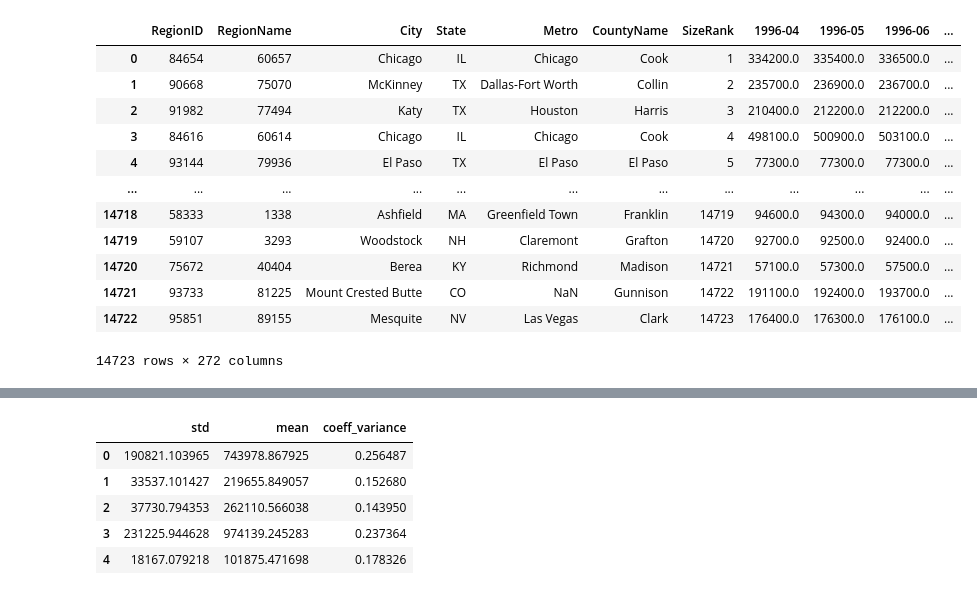
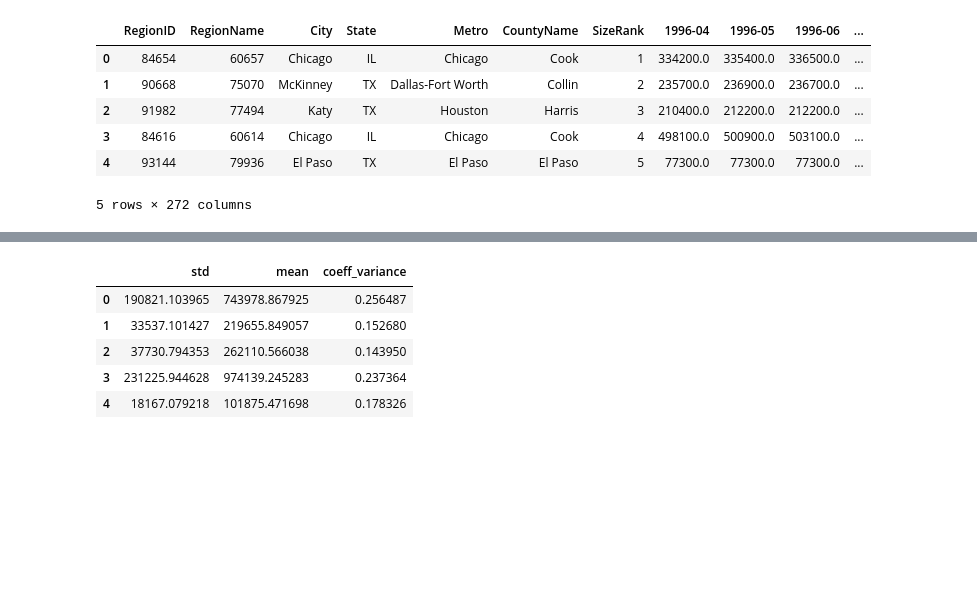
Before and after one commit to tjkim614/zillow_investment_recommendation, a Jupyter notebook: Final Model.ipynb, the cells around one changed output, grey strips where cells are left out. Saved outputs shown, nothing was run; the diff lists cells and outputs as text; code cells hidden in the pictures; blank space fills up the shorter version.

```diff
--- a/Final Model.ipynb
+++ b/Final Model.ipynb
@@ -10,21 +10,15 @@ from pmdarima.arima import auto_arima
 # df_lifestyle.to_csv('clickhole_lifestyle.csv')
 # %%
 df = pd.read_csv('zillow_data.csv')
-df
+df.head()
 # %% [output]
 |  | RegionID | RegionName | City | State | Metro | CountyName | SizeRank | 1996-04 | 1996-05 | 1996-06 | ... |
 | 0 | 84654 | 60657 | Chicago | IL | Chicago | Cook | 1 | 334200.0 | 335400.0 | 336500.0 | ... |
 | 1 | 90668 | 75070 | McKinney | TX | Dallas-Fort Worth | Collin | 2 | 235700.0 | 236900.0 | 236700.0 | ... |
 | 2 | 91982 | 77494 | Katy | TX | Houston | Harris | 3 | 210400.0 | 212200.0 | 212200.0 | ... |
 | 3 | 84616 | 60614 | Chicago | IL | Chicago | Cook | 4 | 498100.0 | 500900.0 | 503100.0 | ... |
 | 4 | 93144 | 79936 | El Paso | TX | El Paso | El Paso | 5 | 77300.0 | 77300.0 | 77300.0 | ... |
-| ... | ... | ... | ... | ... | ... | ... | ... | ... | ... | ... | ... |
-| 14718 | 58333 | 1338 | Ashfield | MA | Greenfield Town | Franklin | 14719 | 94600.0 | 94300.0 | 94000.0 | ... |
-| 14719 | 59107 | 3293 | Woodstock | NH | Claremont | Grafton | 14720 | 92700.0 | 92500.0 | 92400.0 | ... |
-| 14720 | 75672 | 40404 | Berea | KY | Richmond | Madison | 14721 | 57100.0 | 57300.0 | 57500.0 | ... |
-| 14721 | 93733 | 81225 | Mount Crested Butte | CO | NaN | Gunnison | 14722 | 191100.0 | 192400.0 | 193700.0 | ... |
-| 14722 | 95851 | 89155 | Mesquite | NV | Las Vegas | Clark | 14723 | 176400.0 | 176300.0 | 176100.0 | ... |
-14723 rows × 272 columns
+5 rows × 272 columns
 # %%
 # user can adjust budget and maximum price range here
 budget = 450 * 1000  # represents budget in dollars
```
Also changed, not shown: parts of 23 cells of this notebook.
